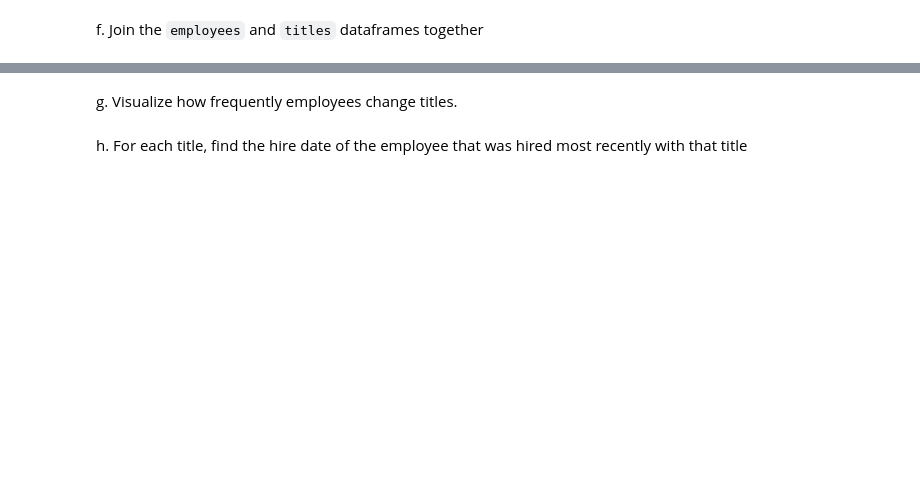
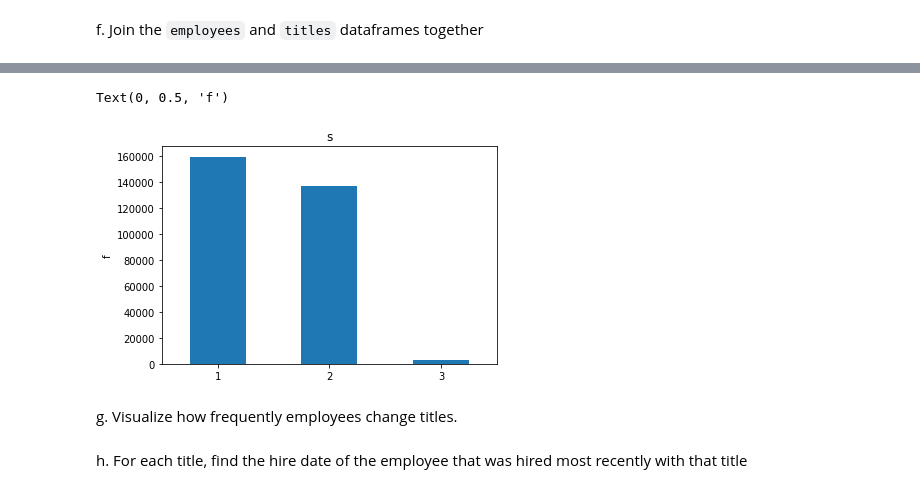
Before and after one commit to RaulCPena/python-exercises, a Jupyter notebook: 4.8.4.4_advanced_dataframes.ipynb, the cells around one changed output, grey strips where cells are left out. Drawn from its saved outputs; the diff is of its cells as text; code cells hidden in the pictures; blank space fills up the shorter version.

```diff
--- a/4.8.4.4_advanced_dataframes.ipynb
+++ b/4.8.4.4_advanced_dataframes.ipynb
@@ -164,5 +148,10 @@ It should accept username, hostname, password, and database and return a url for
 <div class="alert alert-block alert-info">
 <b>Example:</b> mysql+pymysql://codeup:p@assw0rd@123.123.123.123/some_db
 </div>
+# %%
+def get_db_url(host, user, password, database):
+    return f'mysql+pymysql://{user}:{password}@{host}/{database}'
+
+url = get_db_url(host, user, password, 'employees')
 # %% [markdown]
 b. Use function to connect with the `employees` database
@@ -176,0 +211,5 @@ d. Read the `employees` and `titles` tables into two separate dataframes
+# %%
+# titles
+
+titles = pd.read_sql('SELECT * FROM titles', url)
+titles
@@ -181,3 +262,10 @@ f. Join the `employees` and `titles` dataframes together
+# %%
+titles.emp_no.value_counts().value_counts().plot.bar(rot = 0)
+plt.title('s')
+plt.ylabel('f')
+# %% [output]
+Text(0, 0.5, 'f')
+[figure, added]
 # %% [markdown]
 g. Visualize how frequently employees change titles.
 # %% [markdown]
```
Also changed, not shown: parts of 14 cells of this notebook, 1 other file.
